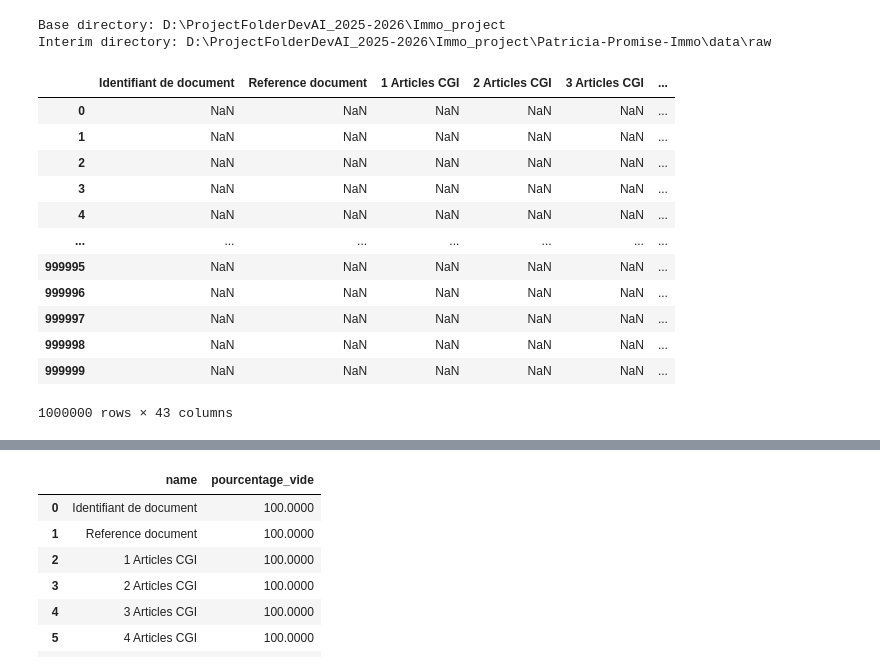
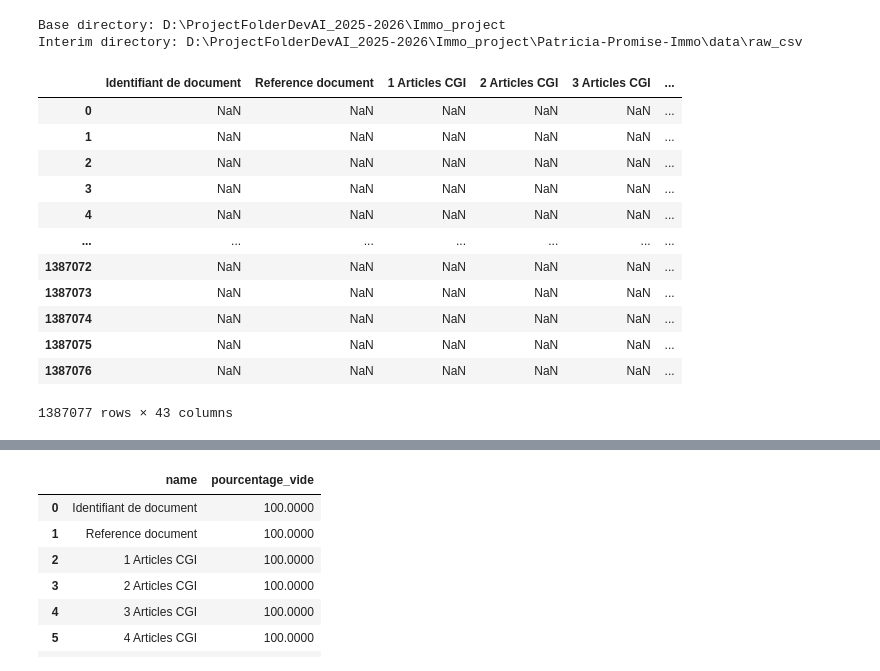
Before and after one commit to data-IA-2024/Patricia-Promise-Immo, a Jupyter notebook: notebooks/delete_empty.ipynb, the cells around one changed output, grey strips where cells are left out. Saved outputs shown, nothing was run; the diff lists cells and outputs as text; code cells hidden in the pictures.

```diff
--- a/notebooks/delete_empty.ipynb
+++ b/notebooks/delete_empty.ipynb
@@ -15,27 +15,27 @@ if not interim_dir.exists():
 # Définition des chemins
 base_dir = Path().resolve().parents[1]
 print(f"Base directory: {base_dir}")
-data_dir = base_dir /"Patricia-Promise-Immo"/"data" /"raw"
+data_dir = base_dir /"Patricia-Promise-Immo"/"data" /"raw_csv"
 print(f"Interim directory: {data_dir}")
-data_path = data_dir / "immo_entries_2024.txt.zip"
+data_path = data_dir / "immo_entries_2025.csv"
 insee_path = data_dir/"communes_france_2025.csv"
 # %% [output]
 Base directory: D:\ProjectFolderDevAI_2025-2026\Immo_project
-Interim directory: D:\ProjectFolderDevAI_2025-2026\Immo_project\Patricia-Promise-Immo\data\raw
+Interim directory: D:\ProjectFolderDevAI_2025-2026\Immo_project\Patricia-Promise-Immo\data\raw_csv
 # %%
-df = pd.read_csv(f"{data_path}", nrows=1_000_000, on_bad_lines='skip', low_memory=False, sep='|', decimal=',', dtype={'Code postal':str, 'Valeur fonciere':np.float64})
+df = pd.read_csv(f"{data_path}", low_memory=False, sep=",")
 df
 # %% [output]
 |  | Identifiant de document | Reference document | 1 Articles CGI | 2 Articles CGI | 3 Articles CGI | ... |
 | 0 | NaN | NaN | NaN | NaN | NaN | ... |
 | 1 | NaN | NaN | NaN | NaN | NaN | ... |
 | 2 | NaN | NaN | NaN | NaN | NaN | ... |
 | 3 | NaN | NaN | NaN | NaN | NaN | ... |
 | 4 | NaN | NaN | NaN | NaN | NaN | ... |
 | ... | ... | ... | ... | ... | ... | ... |
-| 999995 | NaN | NaN | NaN | NaN | NaN | ... |
-| 999996 | NaN | NaN | NaN | NaN | NaN | ... |
-| 999997 | NaN | NaN | NaN | NaN | NaN | ... |
-| 999998 | NaN | NaN | NaN | NaN | NaN | ... |
-| 999999 | NaN | NaN | NaN | NaN | NaN | ... |
+| 1387072 | NaN | NaN | NaN | NaN | NaN | ... |
+| 1387073 | NaN | NaN | NaN | NaN | NaN | ... |
+| 1387074 | NaN | NaN | NaN | NaN | NaN | ... |
+| 1387075 | NaN | NaN | NaN | NaN | NaN | ... |
+| 1387076 | NaN | NaN | NaN | NaN | NaN | ... |
-1000000 rows × 43 columns
+1387077 rows × 43 columns
```
Also changed, not shown: parts of 4 cells of this notebook, 10 other files.
